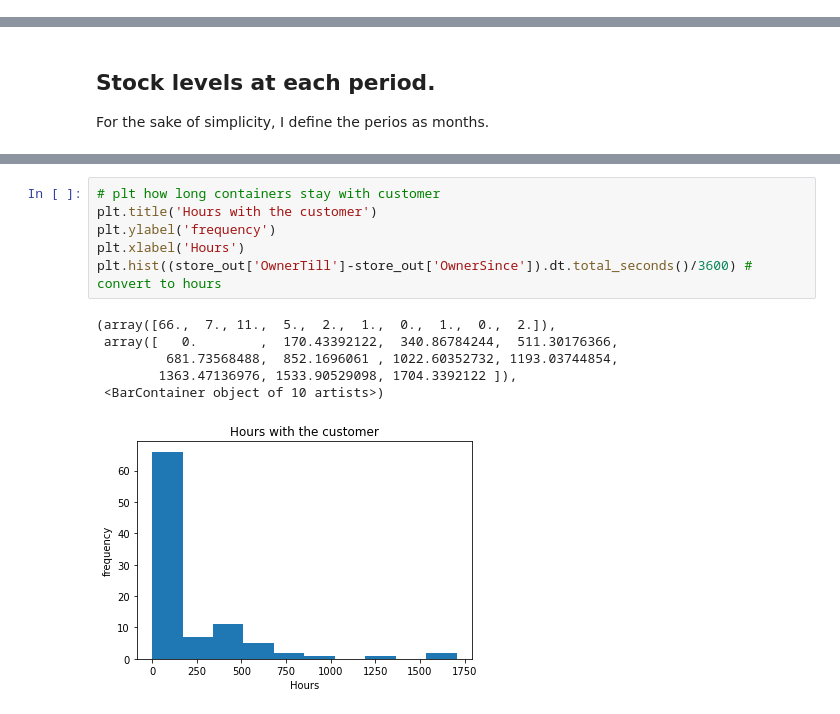
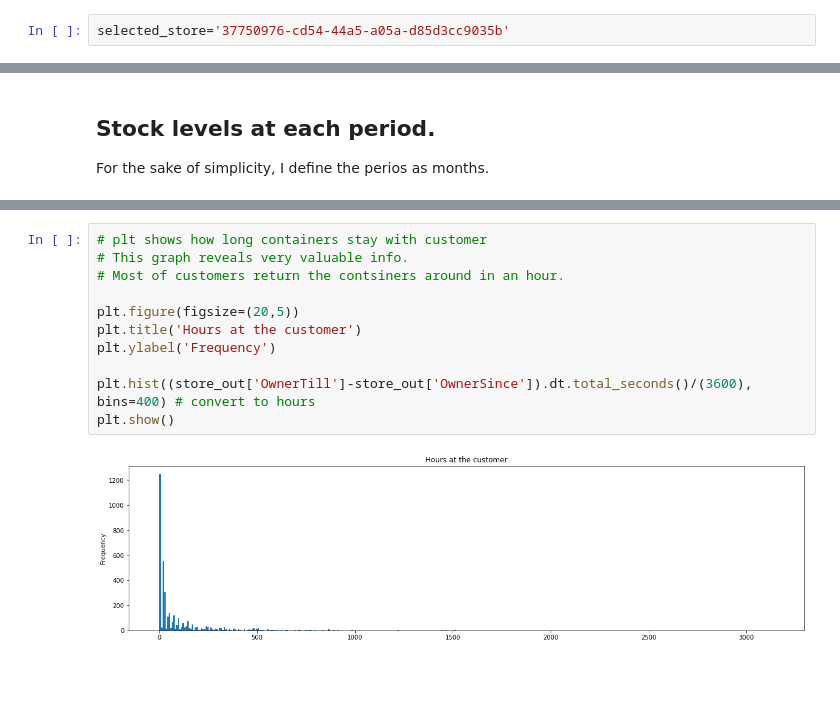
Before and after one commit to KultiginX/vytal, a Jupyter notebook: 01_discover_one_store.ipynb, the cells around one changed output, grey strips where cells are left out. Saved outputs shown, nothing was run; the diff lists cells and outputs as text; blank space fills up the shorter version.

```diff
--- a/01_discover_one_store.ipynb
+++ b/01_discover_one_store.ipynb
@@ -5,3 +3,5 @@ selected_store='0bdfe714-89e5-49ea-8bbb-5ef3b02473df'
+# %%
+selected_store='37750976-cd54-44a5-a05a-d85d3cc9035b'
 # %%
 #import packages
 import pandas as pd
@@ -96,13 +114,13 @@ plt.hist((store_in['OwnerTill']-store_in['OwnerSince']).dt.total_seconds()/3600)
 # %%
-# plt how long containers stay with customer
-plt.title('Hours with the customer')
-plt.ylabel('frequency')
-plt.xlabel('Hours')
-plt.hist((store_out['OwnerTill']-store_out['OwnerSince']).dt.total_seconds()/3600) # convert to hours
+# plt shows how long containers stay with customer
+# This graph reveals very valuable info.
+# Most of customers return the contsiners around in an hour.
+
+plt.figure(figsize=(20,5))
+plt.title('Hours at the customer')
+plt.ylabel('Frequency')
+
+plt.hist((store_out['OwnerTill']-store_out['OwnerSince']).dt.total_seconds()/(3600), bins=400) # convert to hours
+plt.show()
 # %% [output]
-(array([66.,  7., 11.,  5.,  2.,  1.,  0.,  1.,  0.,  2.]),
- array([   0.        ,  170.43392122,  340.86784244,  511.30176366,
-         681.73568488,  852.1696061 , 1022.60352732, 1193.03744854,
-        1363.47136976, 1533.90529098, 1704.3392122 ]),
- <BarContainer object of 10 artists>)
-[figure, old version]
+[figure, new version]
```
Also changed, not shown: parts of 34 cells of this notebook.
